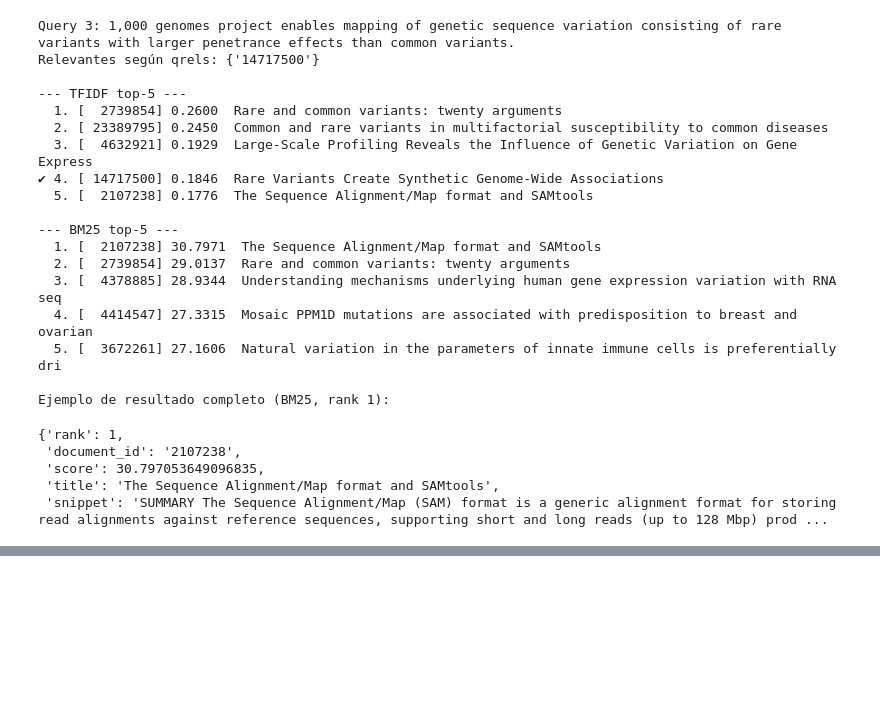
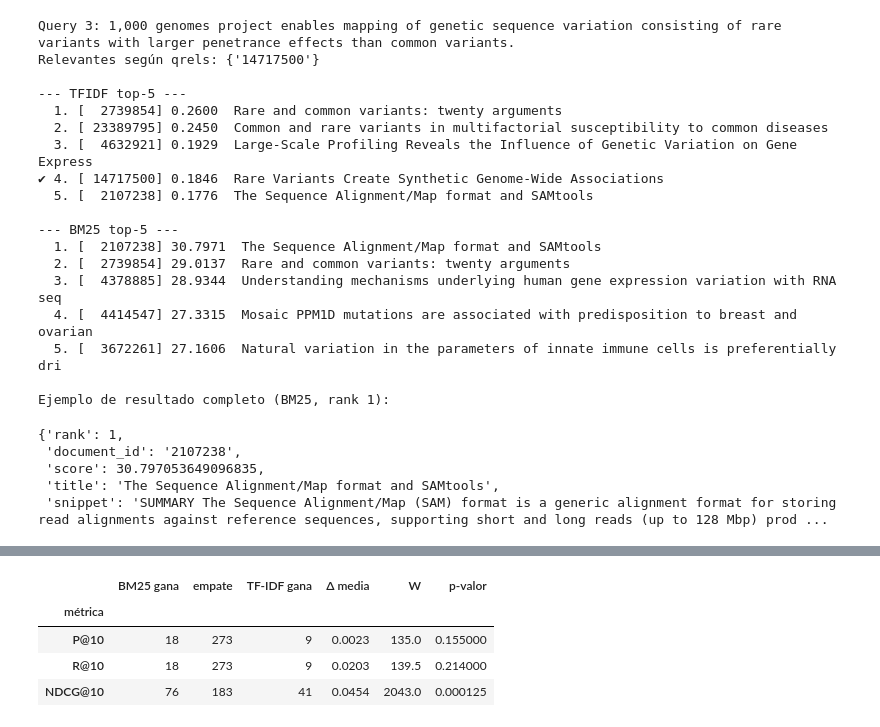
Before and after one commit to Michaelyezzz/Examen-RI-2026A, a Jupyter notebook: examen1bim.ipynb, the cells around one changed output, grey strips where cells are left out. Cells and saved outputs as stored; diff of their text form; code cells hidden in the pictures; blank space fills up the shorter version.

```diff
--- a/examen1bim.ipynb
+++ b/examen1bim.ipynb
@@ -1012,0 +1141,21 @@ Ejemplo de resultado completo (BM25, rank 1):
+# %%
+try:
+    import pytrec_eval
+except ImportError:
+    pytrec_eval = None
+    print("pytrec_eval no disponible: la verificación se apoya solo en el caso calculado a mano (4.2)")
+
+if pytrec_eval is not None:
+    medidas = {"P_10": "P@10", "recall_10": "R@10", "ndcg_cut_10": "NDCG@10"}
+    ev = pytrec_eval.RelevanceEvaluator(qrels, set(medidas))
+    for m in MODELOS:
+        run = {q: {d: float(K + 1 - i) for i, d in enumerate(r, 1)} for q, r in runs[m].items()}
+        ref = ev.evaluate(run)
+        mine = per_query[per_query.modelo == m].set_index("query_id")
+        for clave, nombre in medidas.items():
+            a = np.array([ref[q][clave] for q in eval_qids])
+            b = mine.loc[eval_qids, nombre].to_numpy()
+            assert np.allclose(a, b), (m, nombre)
+            print(f"{m:5s} {nombre:8s} propia={b.mean():.4f}  pytrec_eval={a.mean():.4f}  "
+                  f"max|diff| por consulta={np.abs(a - b).max():.1e}")
+    print("\nOK: las métricas propias coinciden con pytrec_eval en todas las consultas.")
@@ -1012,0 +1196,20 @@ Ejemplo de resultado completo (BM25, rank 1):
+# %%
+from scipy.stats import wilcoxon
+
+ancho = per_query.pivot(index="query_id", columns="modelo", values=METRICAS)
+filas = []
+for met in METRICAS:
+    diff = ancho[(met, "bm25")] - ancho[(met, "tfidf")]
+    gana, empata, pierde = (diff > 1e-12).sum(), (diff.abs() <= 1e-12).sum(), (diff < -1e-12).sum()
+    w = wilcoxon(ancho[(met, "bm25")], ancho[(met, "tfidf")])
+    filas.append({"métrica": met, "BM25 gana": gana, "empate": empata, "TF-IDF gana": pierde,
+                  "Δ media": round(diff.mean(), 4), "W": round(float(w.statistic), 1),
+                  "p-valor": float(f"{w.pvalue:.3g}")})
+comparacion = pd.DataFrame(filas).set_index("métrica")
+comparacion
+# %% [output]
+|  | BM25 gana | empate | TF-IDF gana | Δ media | W | p-valor |
+| métrica |  |  |  |  |  |  |
+| P@10 | 18 | 273 | 9 | 0.0023 | 135.0 | 0.155000 |
+| R@10 | 18 | 273 | 9 | 0.0203 | 139.5 | 0.214000 |
+| NDCG@10 | 76 | 183 | 41 | 0.0454 | 2043.0 | 0.000125 |
```
Also changed, not shown: parts of 24 cells of this notebook.
